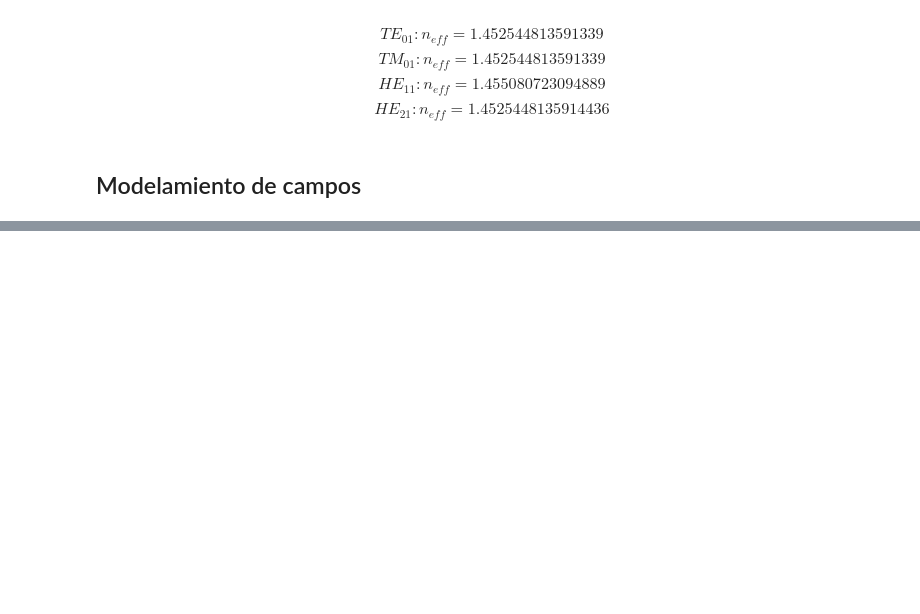
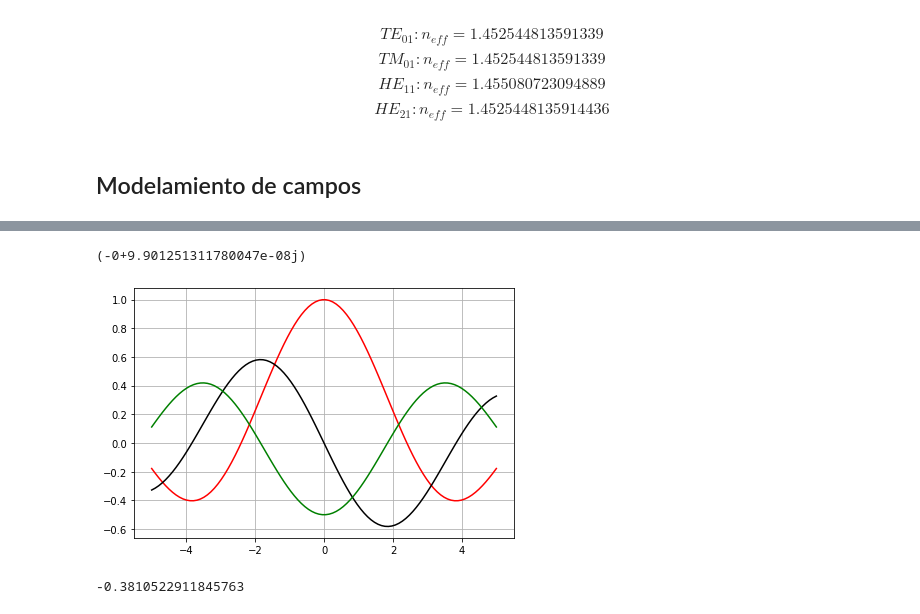
Before and after one commit to alegomezram/Trabajo2Fotonica, a Jupyter notebook: Modo_fibra_optica.ipynb, the cells around one changed output, grey strips where cells are left out. Saved outputs shown, nothing was run; the diff lists cells and outputs as text; code cells hidden in the pictures; blank space fills up the shorter version.

```diff
--- a/Modo_fibra_optica.ipynb
+++ b/Modo_fibra_optica.ipynb
@@ -275,0 +334,24 @@ En esta sección se modelaran los campos $|\vec{E}|^{2}$, $H_{z}$ y $E_{z}$
+# %%
+(((ABCD_matrix[3,0])*(ABCD_matrix[0,2]))/ABCD_matrix[0,0]) - ABCD_matrix[3,2]
+# %% [output]
+(-0+9.901251311780047e-08j)
+# %%
+p = np.linspace(-5,5,100)
+r0 = sp.jvp(0,p,0)
+r1 = sp.jvp(0,p,1)
+r2 = sp.jvp(0,p,2)
+# %%
+fig, ax = plt.subplots()
+ax.plot(p,r0, color='red')
+ax.plot(p,r1, color='black')
+ax.plot(p,r2, color='green')
+ax.grid()
+#plt.legend(loc='upper right')
+fig.tight_layout()
+plt.show()
+# %% [output]
+[figure, added]
+# %%
+sp.jvp(0,q1(tm_te_zeros)*a,1)
+# %% [output]
+-0.3810522911845763
```
Also changed, not shown: parts of 11 cells of this notebook.
